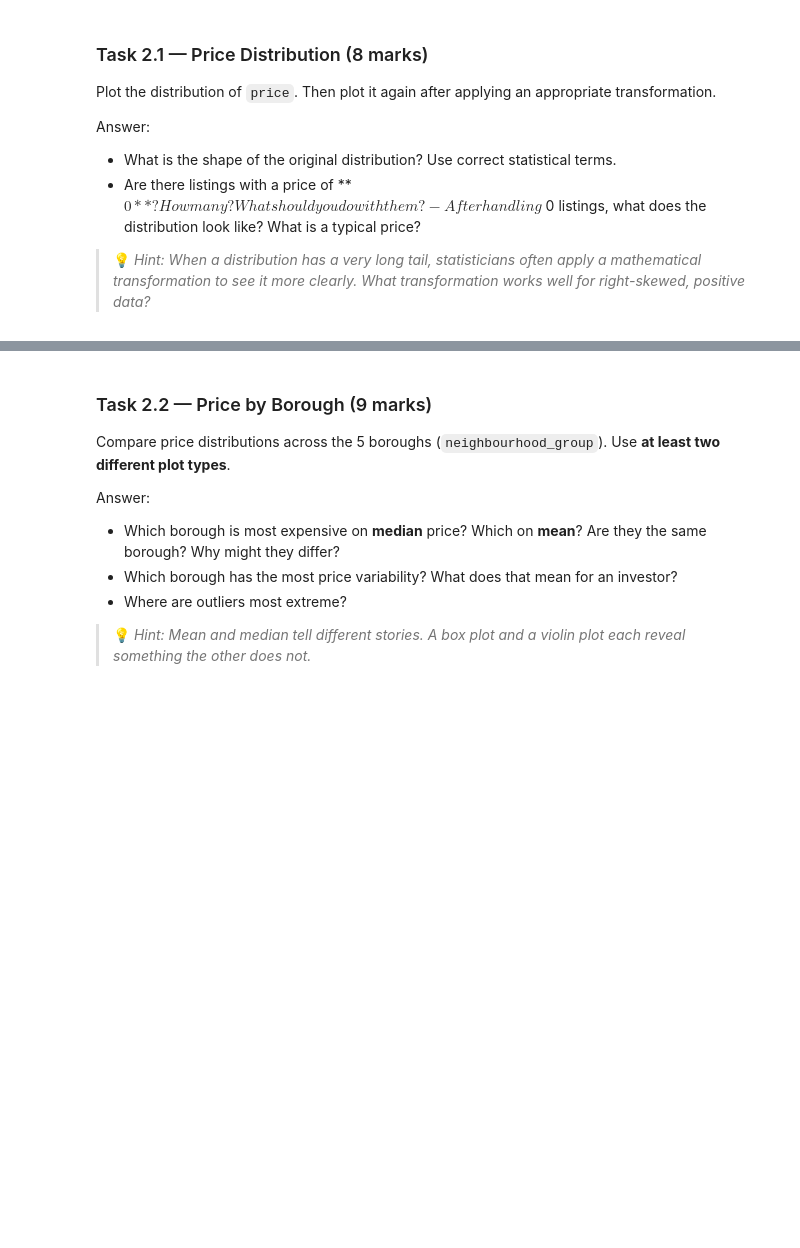
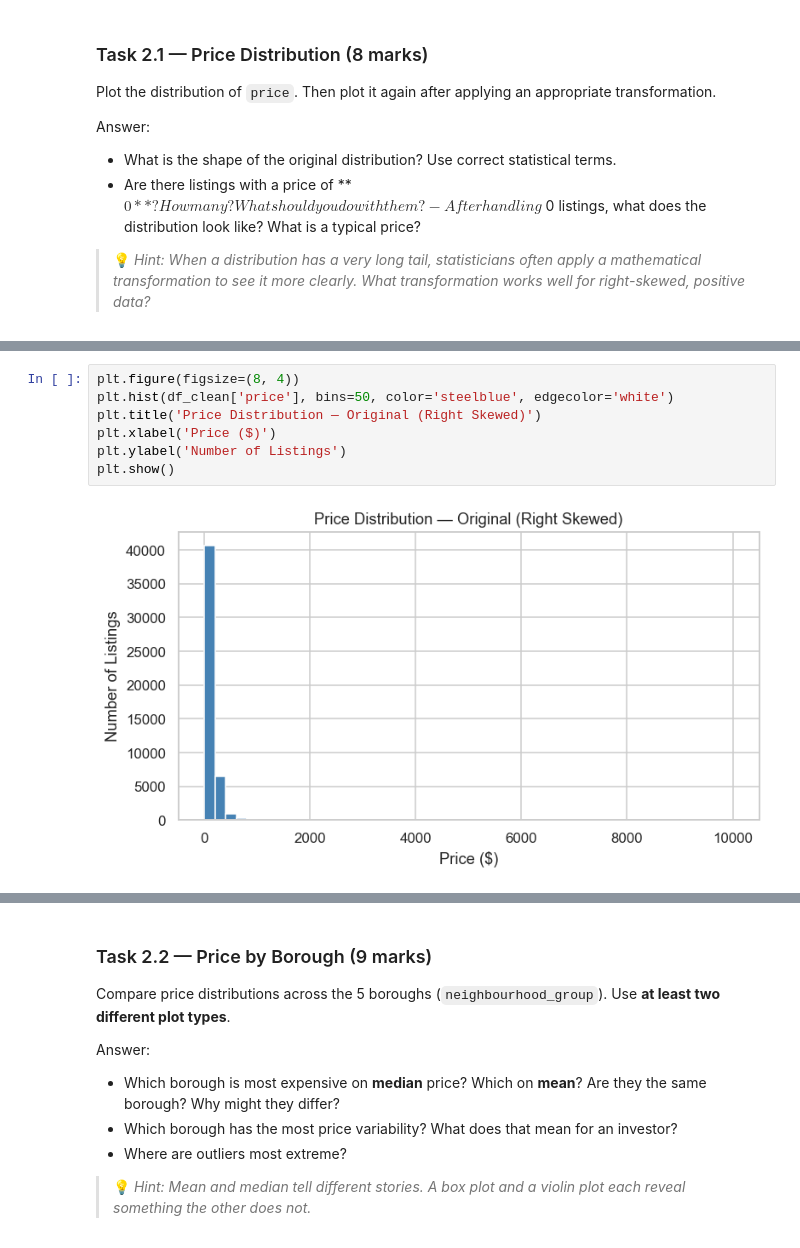
Before and after one commit to tashfeen786/Netsol-week-2, a Jupyter notebook: EDA_Assignment_NYC_Airbnb .ipynb, the cells around one changed output, grey strips where cells are left out. Drawn from its saved outputs; the diff is of its cells as text; blank space fills up the shorter version.

```diff
--- a/EDA_Assignment_NYC_Airbnb .ipynb
+++ b/EDA_Assignment_NYC_Airbnb .ipynb
@@ -223,0 +357,9 @@ Answer:
+# %%
+plt.figure(figsize=(8, 4))
+plt.hist(df_clean['price'], bins=50, color='steelblue', edgecolor='white')
+plt.title('Price Distribution — Original (Right Skewed)')
+plt.xlabel('Price ($)')
+plt.ylabel('Number of Listings')
+plt.show()
+# %% [output]
+[figure, added]
```
Also changed, not shown: parts of 30 cells of this notebook.
